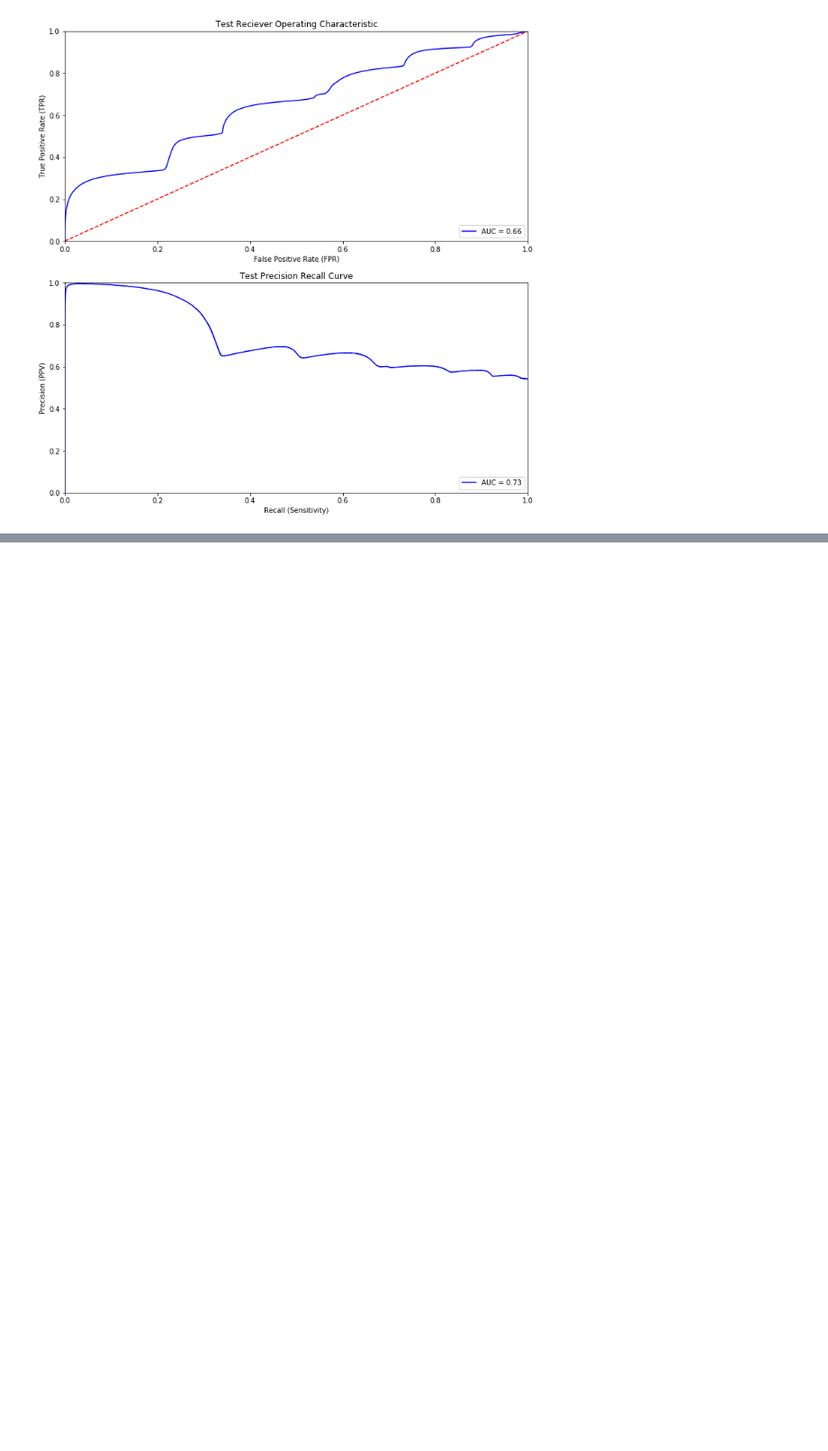
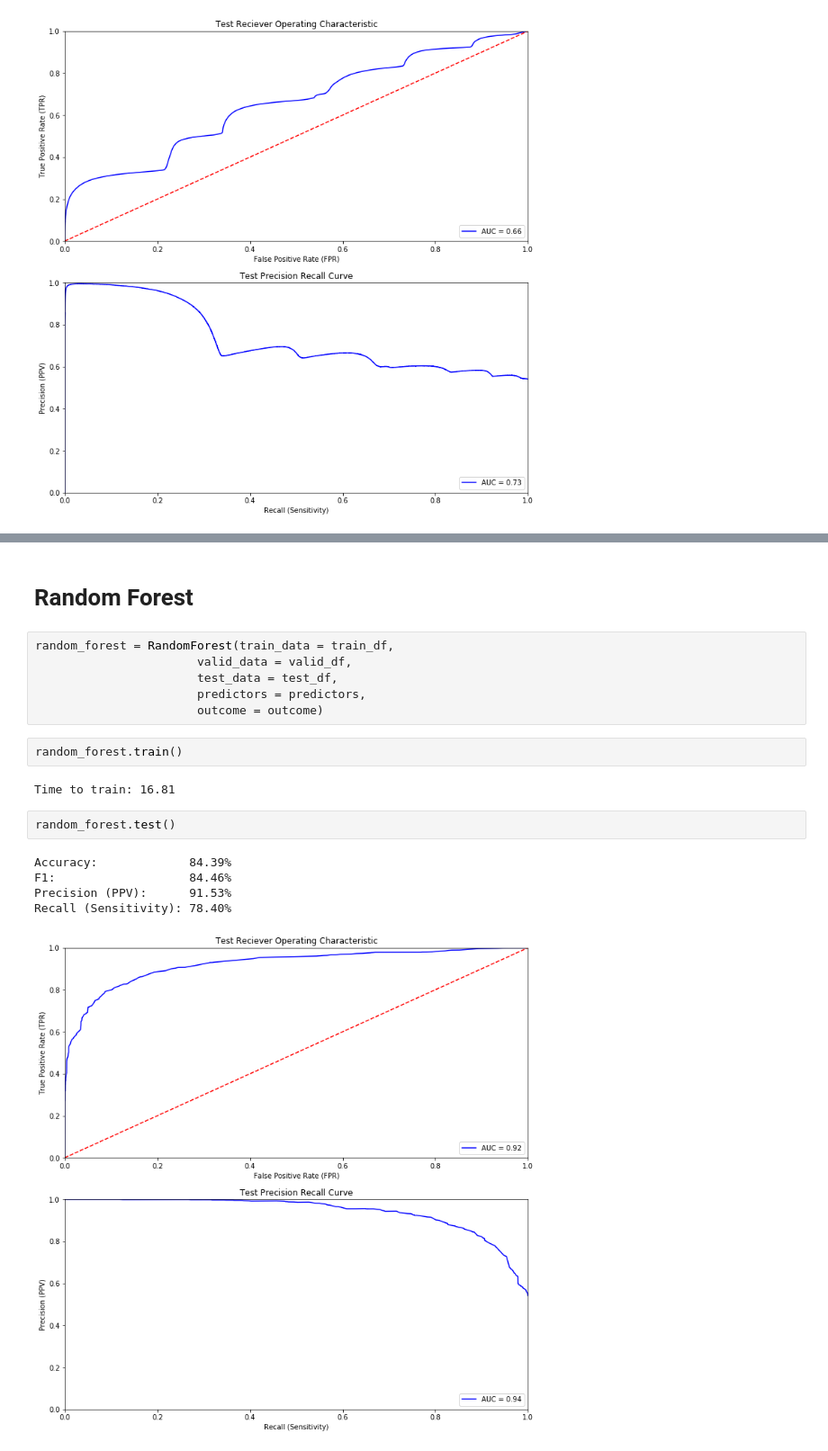
Before and after one commit to fredmell/CS229Project, a Jupyter notebook: python/Initial_Modeling.ipynb, the cells around one changed output, grey strips where cells are left out. Shown at 90% size. Drawn from its saved outputs; the diff is of its cells as text; blank space fills up the shorter version.

```diff
--- a/python/Initial_Modeling.ipynb
+++ b/python/Initial_Modeling.ipynb
@@ -133,0 +154,20 @@ Recall (Sensitivity): 0.00%
+# %% [markdown]
+# Random Forest
+# %%
+random_forest = RandomForest(train_data = train_df,
+                       valid_data = valid_df,
+                       test_data = test_df,
+                       predictors = predictors,
+                       outcome = outcome)
+# %%
+random_forest.train()
+# %% [output]
+Time to train: 16.81
+# %%
+random_forest.test()
+# %% [output]
+Accuracy:             84.39%
+F1:                   84.46%
+Precision (PPV):      91.53%
+Recall (Sensitivity): 78.40%
+[figure, added]
```
Also changed, not shown: parts of 9 cells of this notebook, 1 other file.
